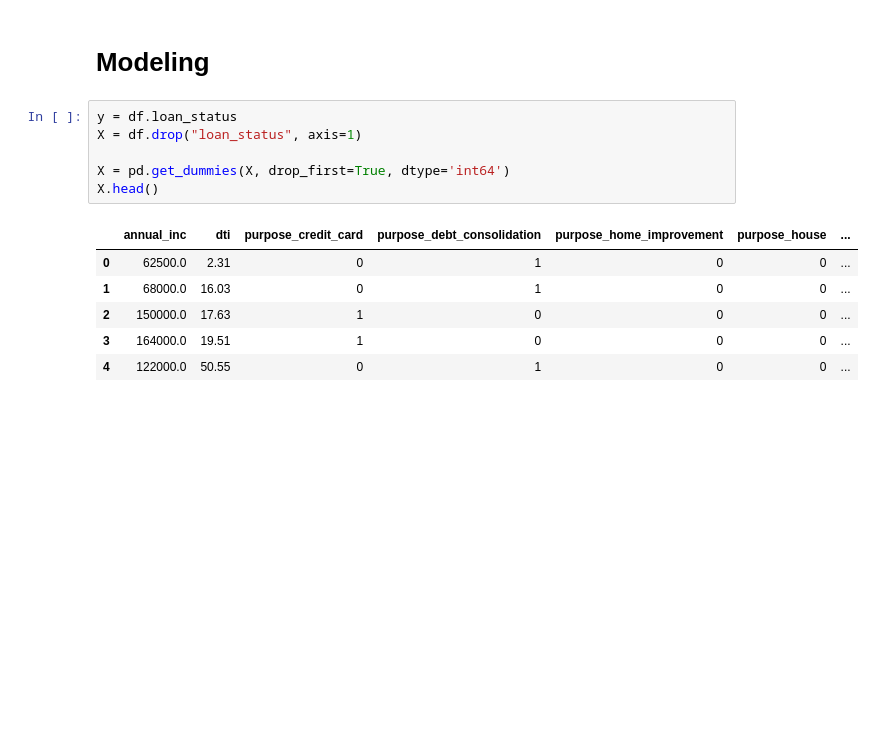
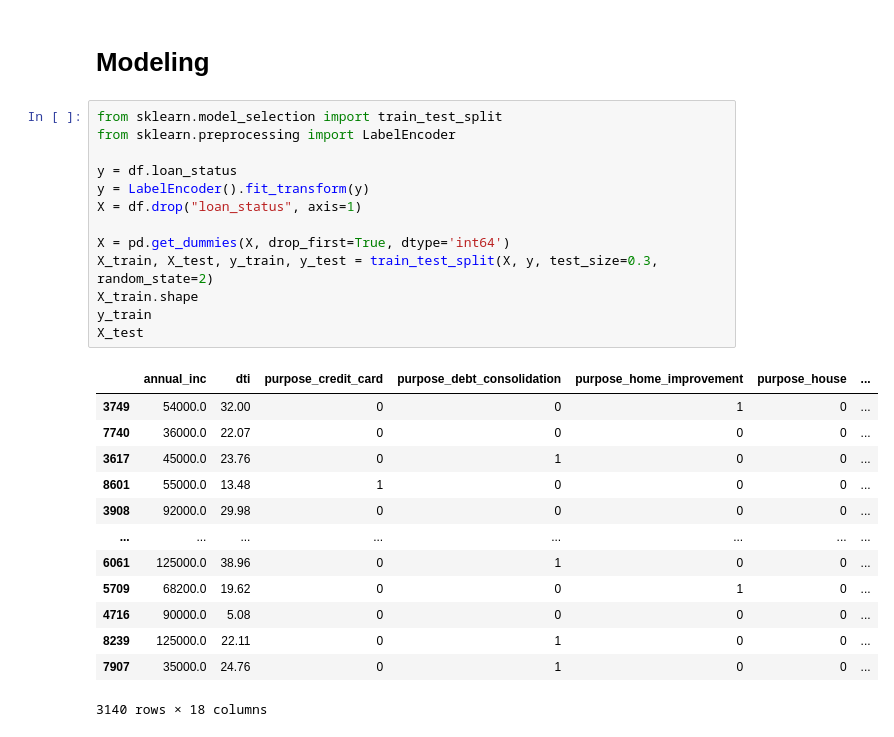
Before and after one commit to Tbsheff/class-code-notebook, a Jupyter notebook: notebooks/Classification/classification-lending-club.ipynb, the cells around one changed output. Saved outputs shown, nothing was run; the diff lists cells and outputs as text; blank space fills up the shorter version.

```diff
--- a/notebooks/Classification/classification-lending-club.ipynb
+++ b/notebooks/Classification/classification-lending-club.ipynb
@@ -43,15 +50,29 @@ dtype: int64
 # %% [markdown]
 # Modeling
 # %%
+from sklearn.model_selection import train_test_split
+from sklearn.preprocessing import LabelEncoder
+
 y = df.loan_status
+y = LabelEncoder().fit_transform(y)
 X = df.drop("loan_status", axis=1)
 
 X = pd.get_dummies(X, drop_first=True, dtype='int64')
-X.head()
+X_train, X_test, y_train, y_test = train_test_split(X, y, test_size=0.3, random_state=2)
+X_train.shape
+y_train
+X_test
 # %% [output]
 |  | annual_inc | dti | purpose_credit_card | purpose_debt_consolidation | purpose_home_improvement | purpose_house | ... |
-| 0 | 62500.0 | 2.31 | 0 | 1 | 0 | 0 | ... |
-| 1 | 68000.0 | 16.03 | 0 | 1 | 0 | 0 | ... |
-| 2 | 150000.0 | 17.63 | 1 | 0 | 0 | 0 | ... |
-| 3 | 164000.0 | 19.51 | 1 | 0 | 0 | 0 | ... |
-| 4 | 122000.0 | 50.55 | 0 | 1 | 0 | 0 | ... |
+| 3749 | 54000.0 | 32.00 | 0 | 0 | 1 | 0 | ... |
+| 7740 | 36000.0 | 22.07 | 0 | 0 | 0 | 0 | ... |
+| 3617 | 45000.0 | 23.76 | 0 | 1 | 0 | 0 | ... |
+| 8601 | 55000.0 | 13.48 | 1 | 0 | 0 | 0 | ... |
+| 3908 | 92000.0 | 29.98 | 0 | 0 | 0 | 0 | ... |
+| ... | ... | ... | ... | ... | ... | ... | ... |
+| 6061 | 125000.0 | 38.96 | 0 | 1 | 0 | 0 | ... |
+| 5709 | 68200.0 | 19.62 | 0 | 0 | 1 | 0 | ... |
+| 4716 | 90000.0 | 5.08 | 0 | 0 | 0 | 0 | ... |
+| 8239 | 125000.0 | 22.11 | 0 | 1 | 0 | 0 | ... |
+| 7907 | 35000.0 | 24.76 | 0 | 1 | 0 | 0 | ... |
+3140 rows × 18 columns
```
Also changed, not shown: parts of 7 cells of this notebook, 11 other files.
